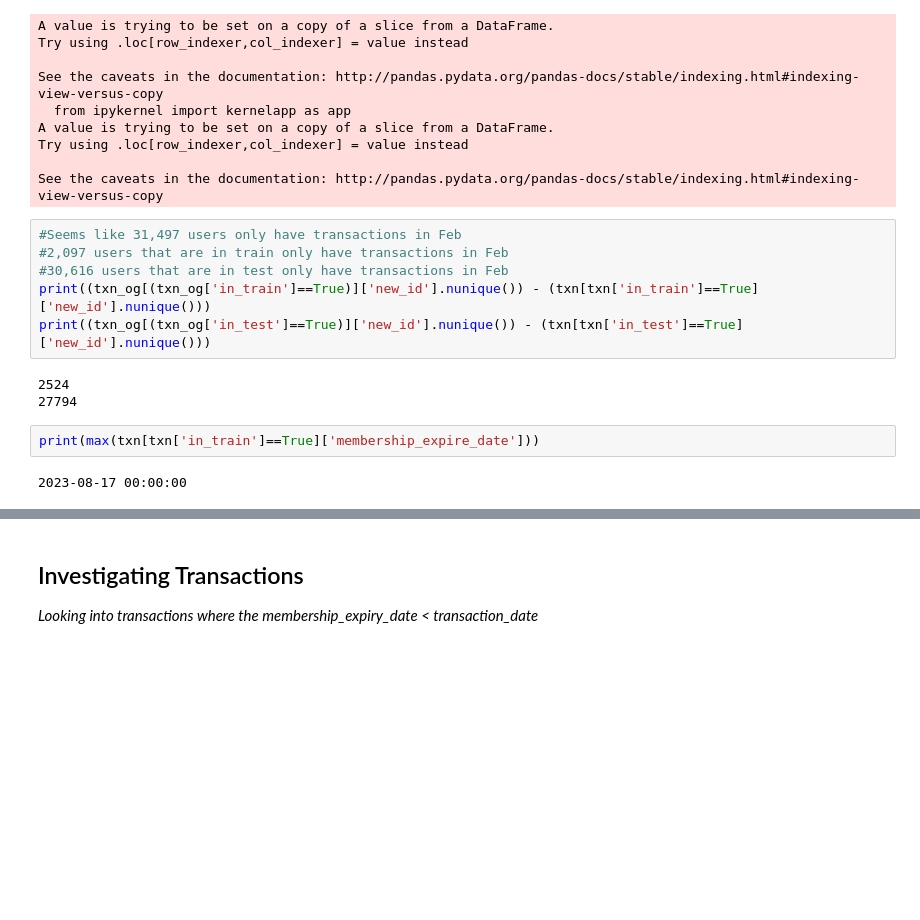
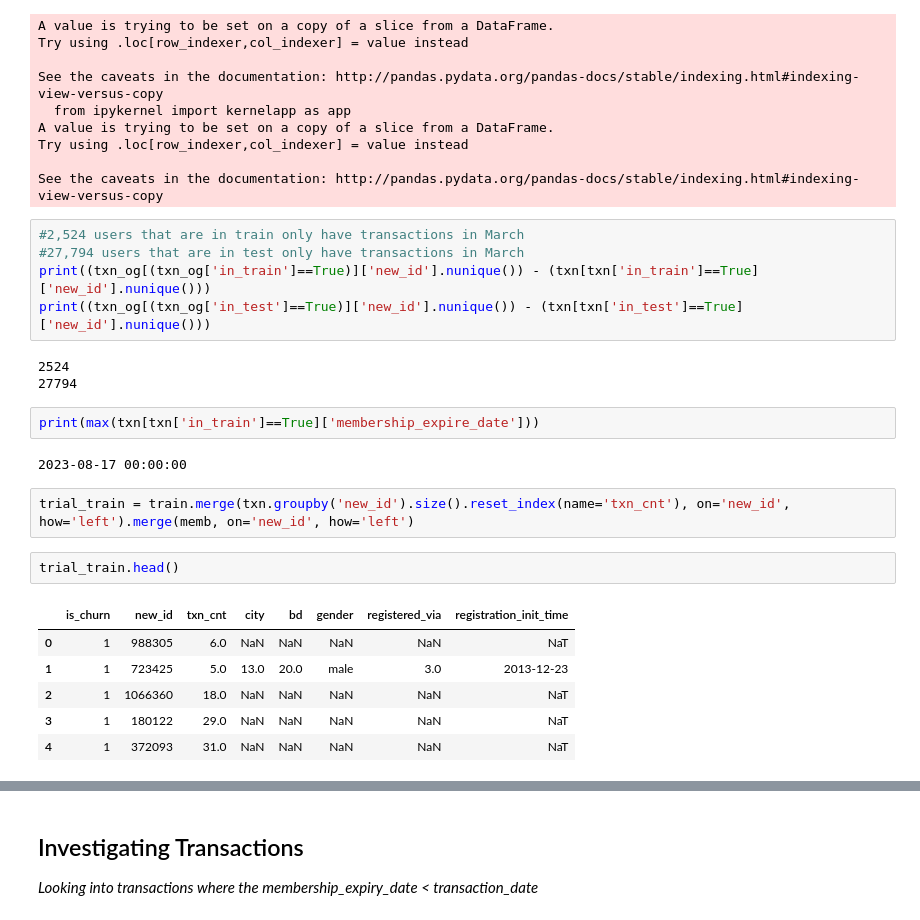
Before and after one commit to calestini/Kcompetition, a Jupyter notebook: Transactions.ipynb, the cells around one changed output, grey strips where cells are left out. Cells and saved outputs as stored; diff of their text form; blank space fills up the shorter version.

```diff
--- a/Transactions.ipynb
+++ b/Transactions.ipynb
@@ -86,9 +79,8 @@ Try using .loc[row_indexer,col_indexer] = value instead
 
 See the caveats in the documentation: http://pandas.pydata.org/pandas-docs/stable/indexing.html#indexing-view-versus-copy
 # %%
-#Seems like 31,497 users only have transactions in Feb
-#2,097 users that are in train only have transactions in Feb
-#30,616 users that are in test only have transactions in Feb
+#2,524 users that are in train only have transactions in March
+#27,794 users that are in test only have transactions in March
 print((txn_og[(txn_og['in_train']==True)]['new_id'].nunique()) - (txn[txn['in_train']==True]['new_id'].nunique()))
 print((txn_og[(txn_og['in_test']==True)]['new_id'].nunique()) - (txn[txn['in_test']==True]['new_id'].nunique()))
 # %% [output]
@@ -98,3 +90,14 @@ print((txn_og[(txn_og['in_test']==True)]['new_id'].nunique()) - (txn[txn['in_tes
 print(max(txn[txn['in_train']==True]['membership_expire_date']))
 # %% [output]
 2023-08-17 00:00:00
+# %%
+trial_train = train.merge(txn.groupby('new_id').size().reset_index(name='txn_cnt'), on='new_id', how='left').merge(memb, on='new_id', how='left')
+# %%
+trial_train.head()
+# %% [output]
+|  | is_churn | new_id | txn_cnt | city | bd | gender | registered_via | registration_init_time |
+| 0 | 1 | 988305 | 6.0 | NaN | NaN | NaN | NaN | NaT |
+| 1 | 1 | 723425 | 5.0 | 13.0 | 20.0 | male | 3.0 | 2013-12-23 |
+| 2 | 1 | 1066360 | 18.0 | NaN | NaN | NaN | NaN | NaT |
+| 3 | 1 | 180122 | 29.0 | NaN | NaN | NaN | NaN | NaT |
+| 4 | 1 | 372093 | 31.0 | NaN | NaN | NaN | NaN | NaT |
```
Also changed, not shown: parts of 4 cells of this notebook, 1 other file.
